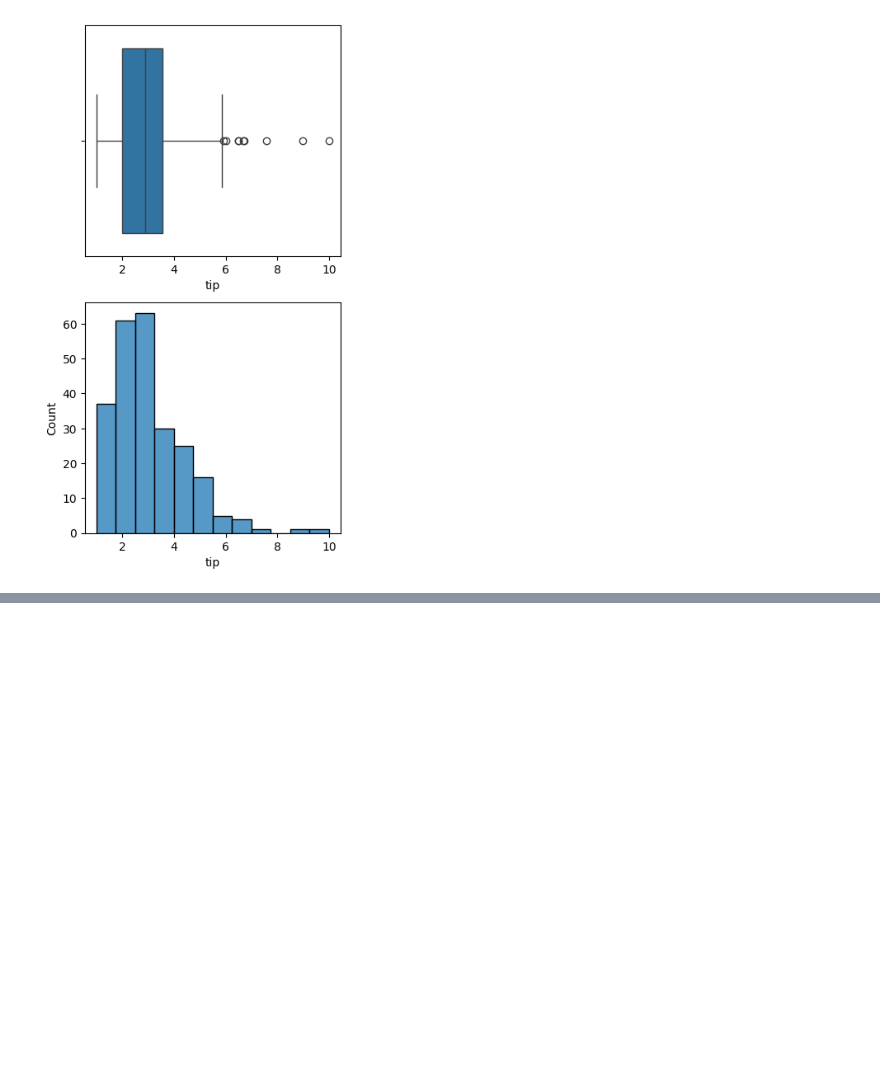
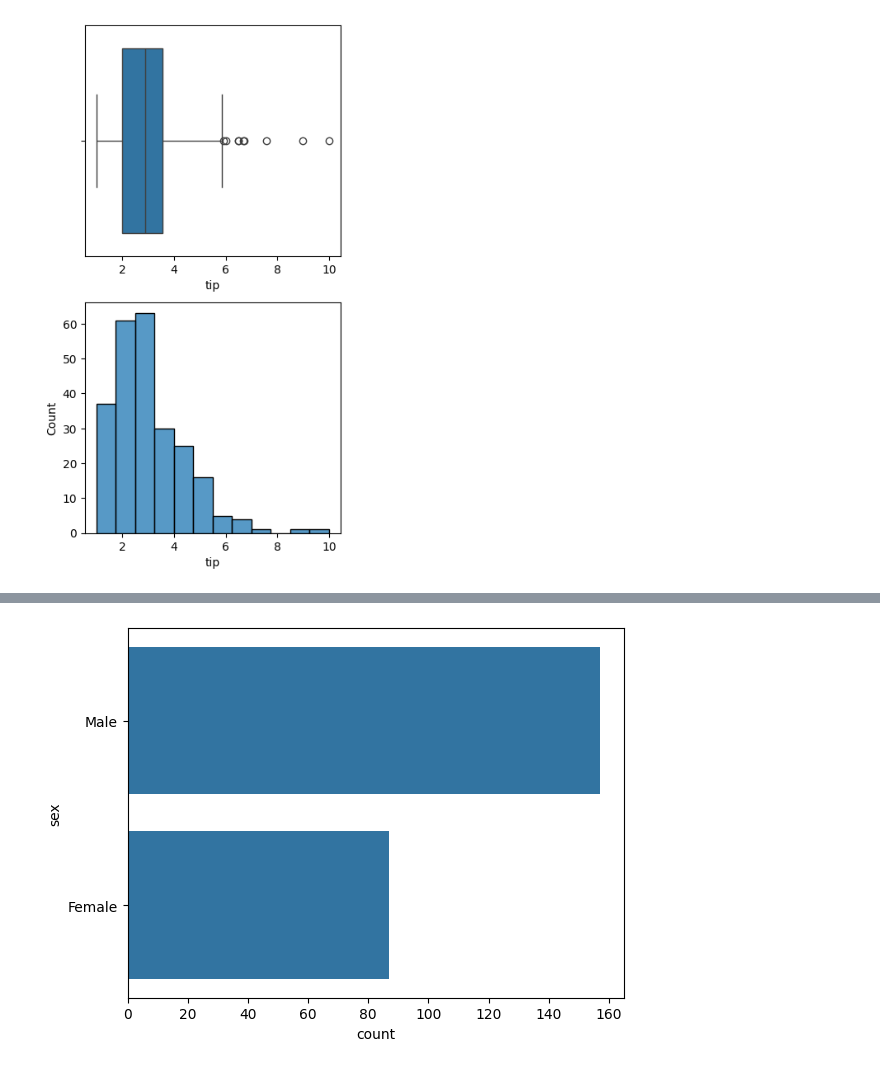
Before and after one commit to JakeOh/202511_BD53, a Jupyter notebook: lab_python/da05_seaborn.ipynb, the cells around one changed output, grey strips where cells are left out. Drawn from its saved outputs; the diff is of its cells as text; code cells hidden in the pictures; blank space fills up the shorter version.

```diff
--- a/lab_python/da05_seaborn.ipynb
+++ b/lab_python/da05_seaborn.ipynb
@@ -202,0 +214,5 @@ plt.show()
+# %%
+sns.countplot(data=tips, y='sex')
+plt.show()
+# %% [output]
+[figure, added]
```
Also changed, not shown: parts of 18 cells of this notebook.
